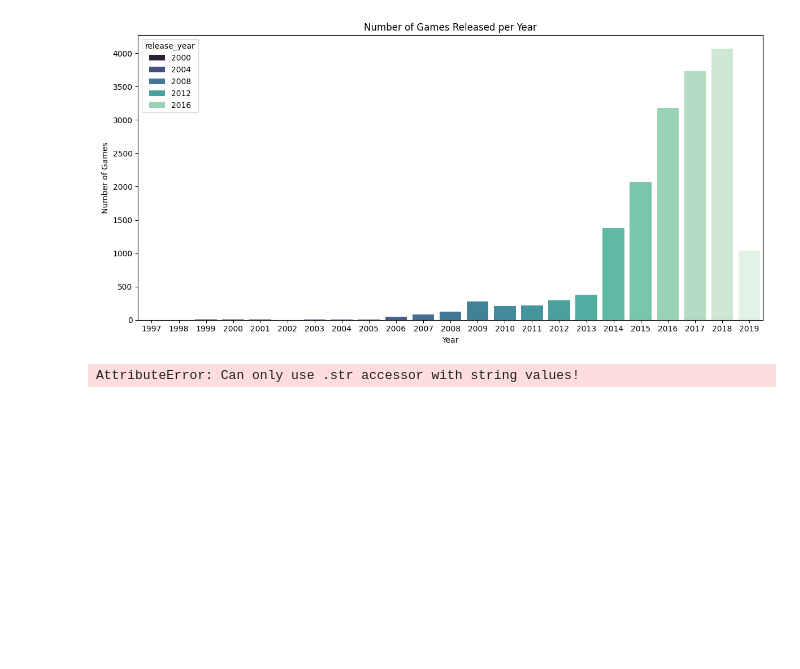
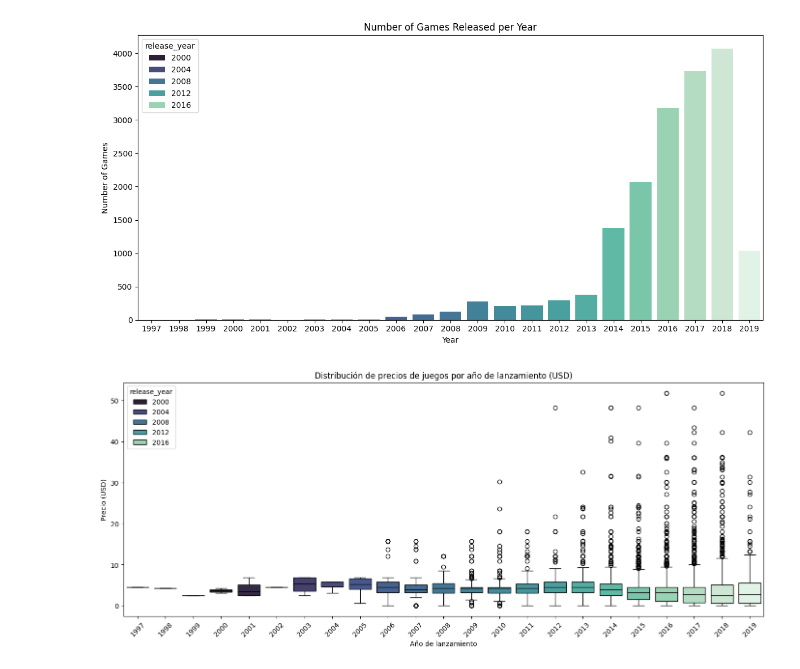
Before and after one commit to delav-dev/steam-pc-games-analysis, a Jupyter notebook: data_analysis.ipynb, the cells around one changed output. Cells and saved outputs as stored; diff of their text form; code cells hidden in the pictures; blank space fills up the shorter version.

```diff
--- a/data_analysis.ipynb
+++ b/data_analysis.ipynb
@@ -284,23 +314,23 @@ plt.show()
 # %%
 # Ya tienes la columna 'price' como float, así que puedes usarla directamente
 
 # Ajuste de conversión INR -> USD
 conversion_rate = 83  # 1 USD = 83 INR
 steam_data['price_usd'] = steam_data['price'] / conversion_rate
 
 # Extraer el año de lanzamiento si no existe
 if 'release_year' not in steam_data.columns:
     steam_data['release_year'] = pd.to_datetime(steam_data['release_date'], errors='coerce').dt.year
 
 plt.figure(figsize=(14, 6))
-sns.boxplot(x=steam_data['release_year'], y=steam_data['price_usd'])
+sns.boxplot(x=steam_data['release_year'], y=steam_data['price_usd'], hue=steam_data['release_year'], palette='mako')
 plt.title('Distribución de precios de juegos por año de lanzamiento (USD)')
 plt.xlabel('Año de lanzamiento')
 plt.ylabel('Precio (USD)')
 plt.xticks(rotation=45)
 plt.tight_layout()
 plt.show()
 # %% [output]
-AttributeError: Can only use .str accessor with string values!
+[figure, added]
 # %%
 df_genres = steam_data.assign(genres=steam_data['genres'].str.split(';')).explode('genres')
```
Also changed, not shown: parts of 5 cells of this notebook.
